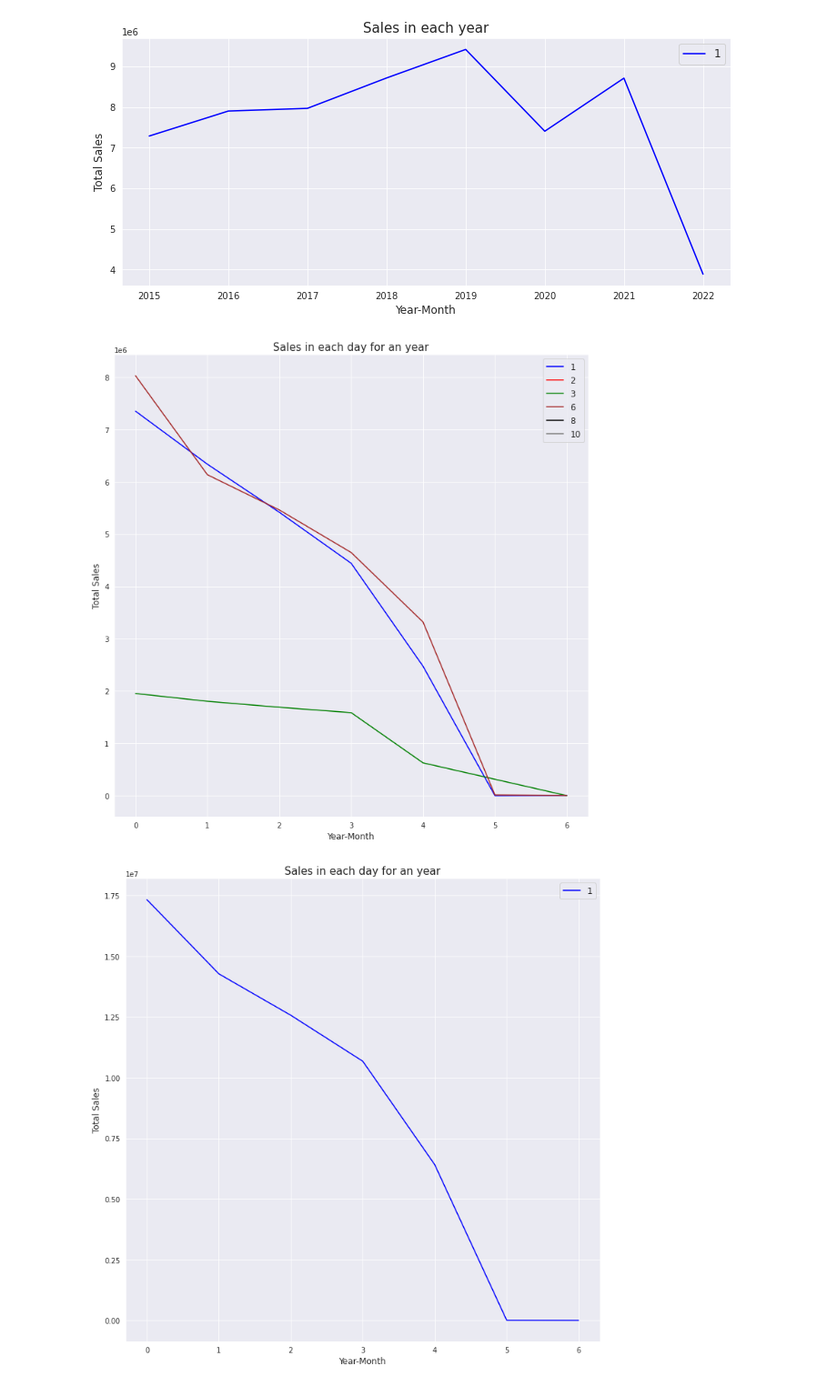
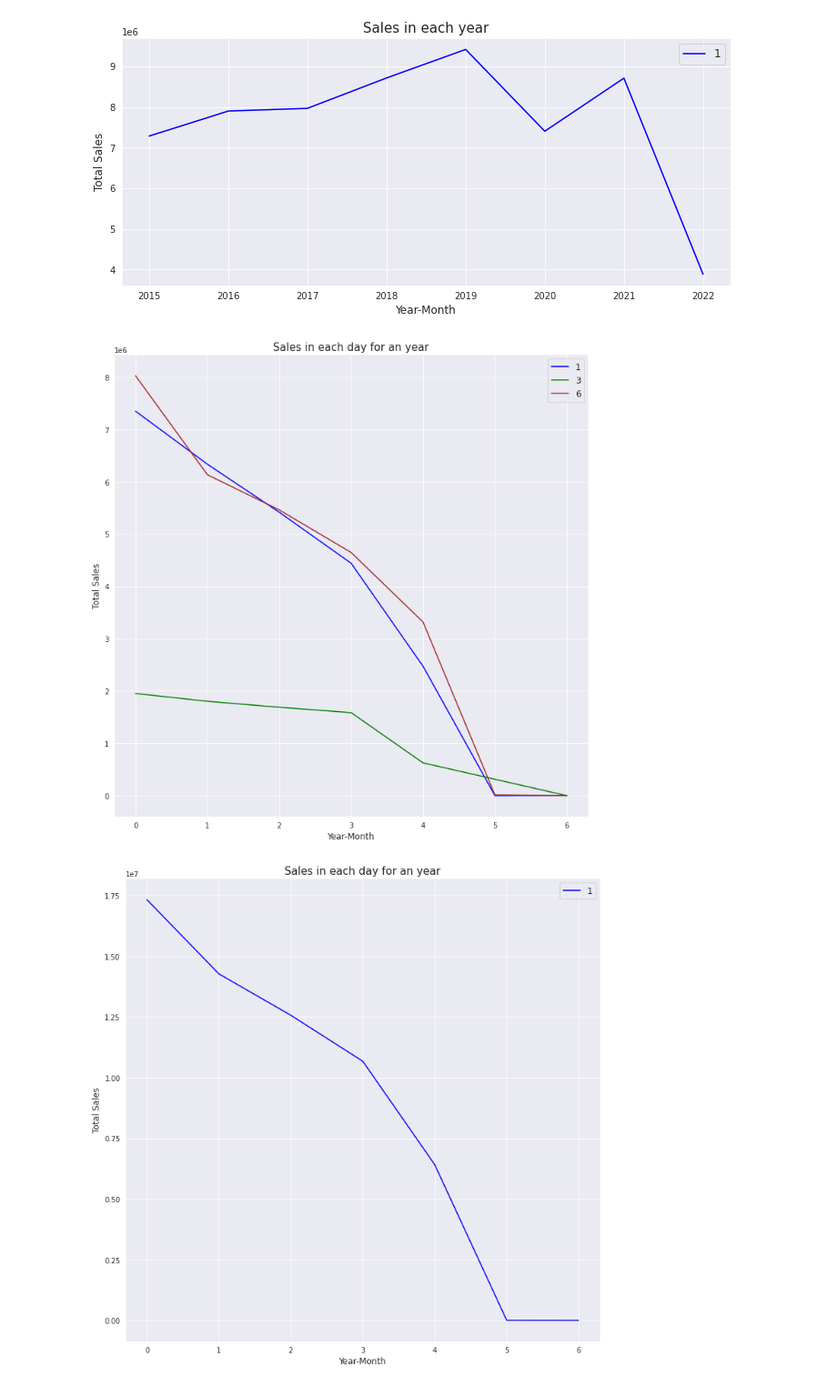
Before and after one commit to pacomm5/PLANTILLAS2, a Jupyter notebook: COHORT3_MIO4.ipynb, the cells around one changed output. Shown at 91% size. Drawn from its saved outputs; the diff is of its cells as text; code cells hidden in the pictures.

```diff
--- a/COHORT3_MIO4.ipynb
+++ b/COHORT3_MIO4.ipynb
@@ -615,22 +623,22 @@ plt.show()
 # %%
 # ahora hacemos lo mismo pero lo vamos a ver por día de la semana.
 
 plt.figure(figsize=(12,12))
 df_audi[df_audi['Tall']=='1'].groupby(['day_of_week'])['Fact_total'].sum().plot(kind='line',label='1',color='blue')
-df_audi[df_audi['Tall']=='2'].groupby(['day_of_week'])['Fact_total'].sum().plot(kind='line',label='2',color='red')
+"""df_audi[df_audi['Tall']=='2'].groupby(['day_of_week'])['Fact_total'].sum().plot(kind='line',label='2',color='red')"""
 df_audi[df_audi['Tall']=='3'].groupby(['day_of_week'])['Fact_total'].sum().plot(kind='line',label='3',color="green")
 df_audi[df_audi['Tall']=='6'].groupby(['day_of_week'])['Fact_total'].sum().plot(kind='line',label='6',color='brown')
-df_audi[df_audi['Tall']=='8'].groupby(['day_of_week'])['Fact_total'].sum().plot(kind='line',label='8',color='black')
-df_audi[df_audi['Tall']=='10'].groupby(['day_of_week'])['Fact_total'].sum().plot(kind='line',label='10',color='grey')
+"""df_audi[df_audi['Tall']=='8'].groupby(['day_of_week'])['Fact_total'].sum().plot(kind='line',label='8',color='black')
+df_audi[df_audi['Tall']=='10'].groupby(['day_of_week'])['Fact_total'].sum().plot(kind='line',label='10',color='grey')"""
 # agrupamos por año y mes y sumamos la cantidad. Lo hemos agrupado por talleres.
 
 plt.xlabel('Year-Month',size=12)
 plt.ylabel('Total Sales', size=12)
 plt.title('Sales in each day for an year', size=15)
 plt.legend(fontsize=12)
 plt.show()
 # %% [output]
-[figure, old version]
+[figure, new version]
 # %%
 # ahora hacemos lo mismo pero lo vamos a ver por día de la semana.
 
```
Also changed, not shown: parts of 4 cells of this notebook.
